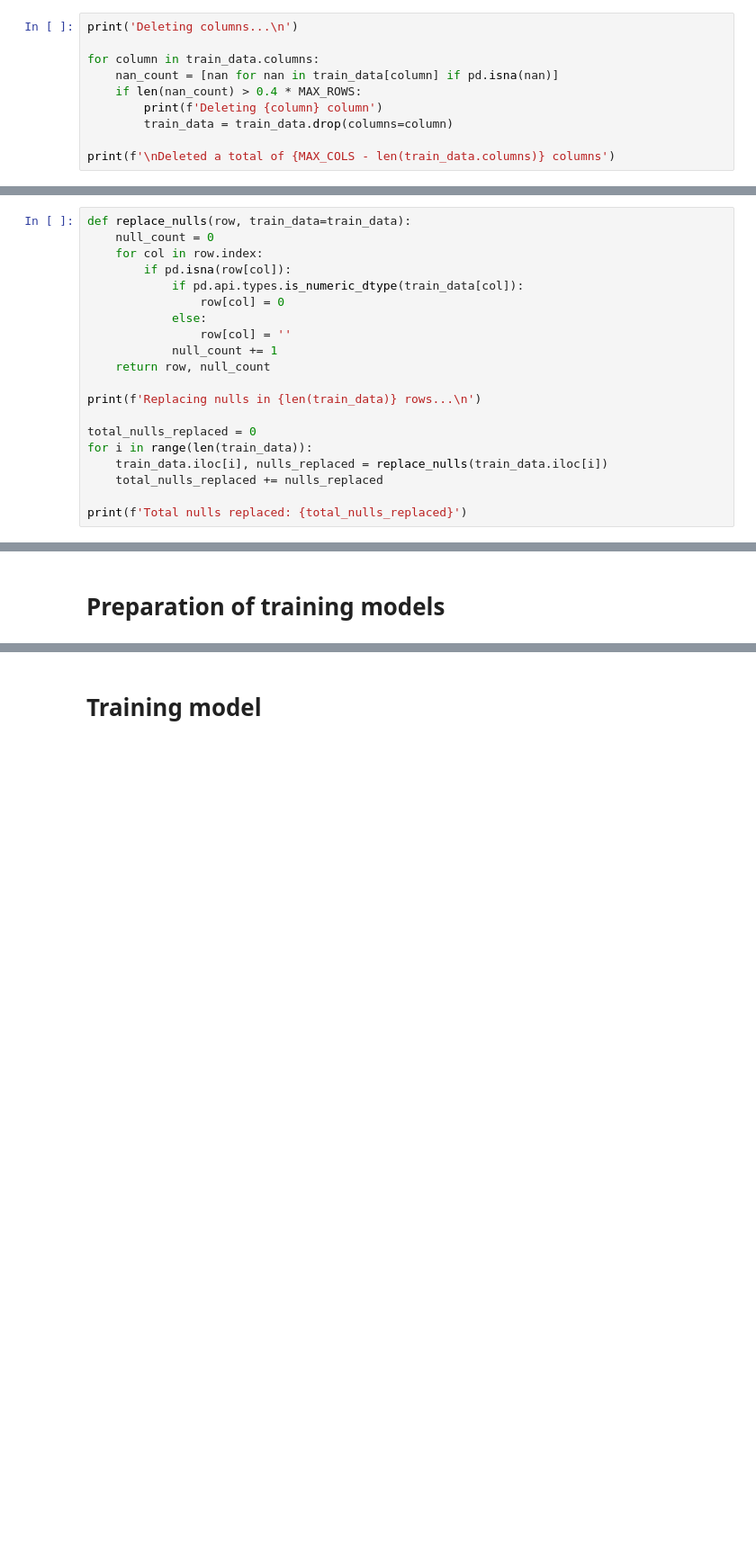
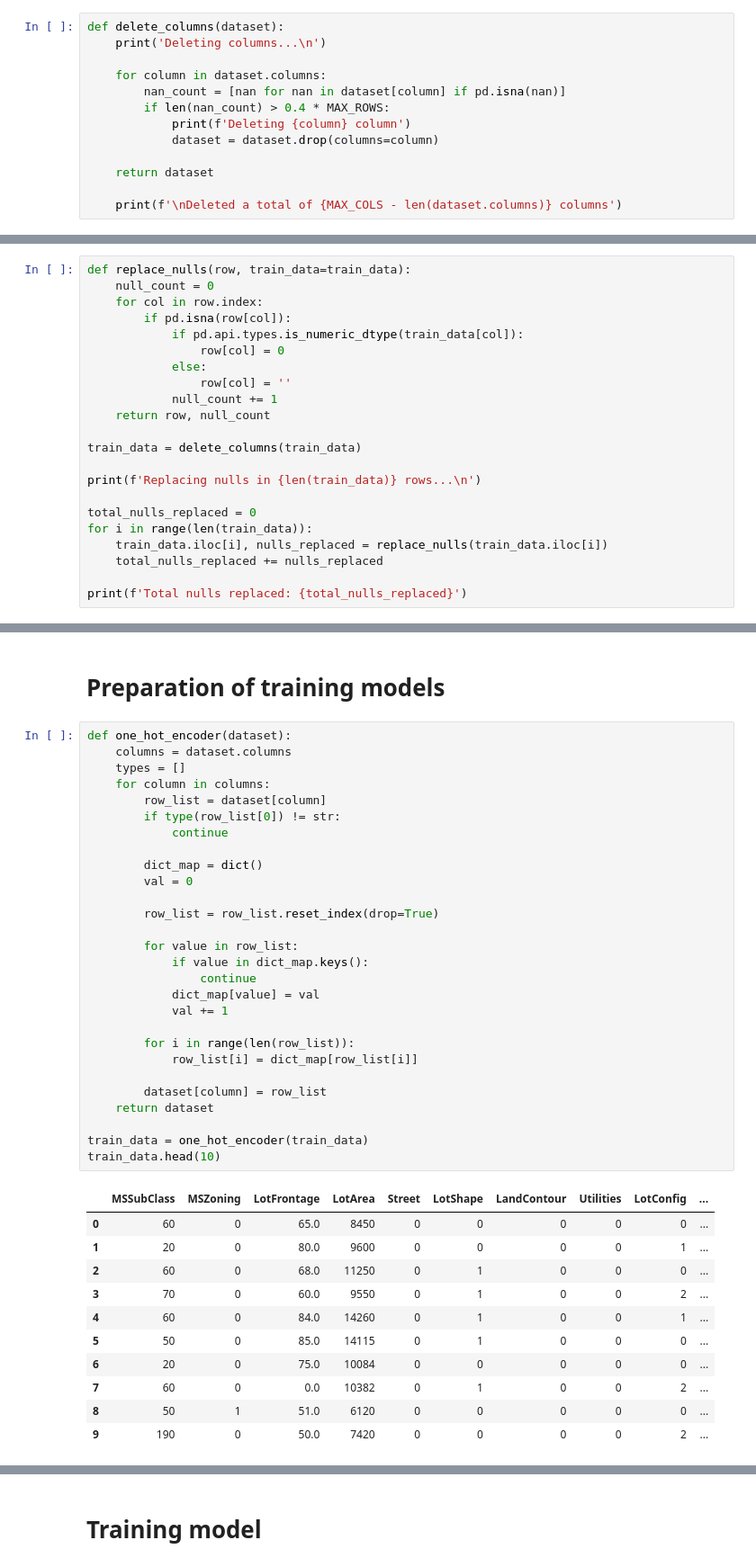
Before and after one commit to MBigaj/HousePricePrediction, a Jupyter notebook: house_prices.ipynb, the cells around one changed output, grey strips where cells are left out. Shown: that part at 90% size. Drawn from its saved outputs; the diff is of its cells as text; blank space fills up the shorter version.

```diff
--- a/house_prices.ipynb
+++ b/house_prices.ipynb
@@ -49,12 +40,15 @@ train_data = train_data.drop('Id', axis=1)
 # %% [output]
 Deleting Id column
 # %%
-print('Deleting columns...\n')
+def delete_columns(dataset):
+    print('Deleting columns...\n')
 
-for column in train_data.columns:
-    nan_count = [nan for nan in train_data[column] if pd.isna(nan)]
-    if len(nan_count) > 0.4 * MAX_ROWS:
-        print(f'Deleting {column} column')
-        train_data = train_data.drop(columns=column)
+    for column in dataset.columns:
+        nan_count = [nan for nan in dataset[column] if pd.isna(nan)]
+        if len(nan_count) > 0.4 * MAX_ROWS:
+            print(f'Deleting {column} column')
+            dataset = dataset.drop(columns=column)
 
-print(f'\nDeleted a total of {MAX_COLS - len(train_data.columns)} columns')
+    return dataset
+
+    print(f'\nDeleted a total of {MAX_COLS - len(dataset.columns)} columns')
@@ -81,6 +64,8 @@ def replace_nulls(row, train_data=train_data):
             null_count += 1
     return row, null_count
 
+train_data = delete_columns(train_data)
+
 print(f'Replacing nulls in {len(train_data)} rows...\n')
 
 total_nulls_replaced = 0
@@ -161,6 +154,46 @@ https://gist.github.com/mwaskom/de44147ed2974457ad6372750bbe5751
 [figure]
 # %% [markdown]
 # Preparation of training models
+# %%
+def one_hot_encoder(dataset):
+    columns = dataset.columns
+    types = []
+    for column in columns:
+        row_list = dataset[column]
+        if type(row_list[0]) != str:
+            continue
+
+        dict_map = dict()
+        val = 0
+
+        row_list = row_list.reset_index(drop=True)
+
+        for value in row_list:
+            if value in dict_map.keys():
+                continue
+            dict_map[value] = val
+            val += 1
+
+        for i in range(len(row_list)):
+            row_list[i] = dict_map[row_list[i]]
+
+        dataset[column] = row_list
+    return dataset
+
+train_data = one_hot_encoder(train_data)
+train_data.head(10)
+# %% [output]
+|  | MSSubClass | MSZoning | LotFrontage | LotArea | Street | LotShape | LandContour | Utilities | LotConfig | ... |
+| 0 | 60 | 0 | 65.0 | 8450 | 0 | 0 | 0 | 0 | 0 | ... |
+| 1 | 20 | 0 | 80.0 | 9600 | 0 | 0 | 0 | 0 | 1 | ... |
+| 2 | 60 | 0 | 68.0 | 11250 | 0 | 1 | 0 | 0 | 0 | ... |
+| 3 | 70 | 0 | 60.0 | 9550 | 0 | 1 | 0 | 0 | 2 | ... |
+| 4 | 60 | 0 | 84.0 | 14260 | 0 | 1 | 0 | 0 | 1 | ... |
+| 5 | 50 | 0 | 85.0 | 14115 | 0 | 1 | 0 | 0 | 0 | ... |
+| 6 | 20 | 0 | 75.0 | 10084 | 0 | 0 | 0 | 0 | 0 | ... |
+| 7 | 60 | 0 | 0.0 | 10382 | 0 | 1 | 0 | 0 | 2 | ... |
+| 8 | 50 | 1 | 51.0 | 6120 | 0 | 0 | 0 | 0 | 0 | ... |
+| 9 | 190 | 0 | 50.0 | 7420 | 0 | 0 | 0 | 0 | 2 | ... |
 # %%
 def split_dataset(dataset, test_ratio=0.25):
   test_indices = np.random.rand(len(dataset)) < test_ratio
```
Also changed, not shown: parts of 20 cells of this notebook, 2 other files.
